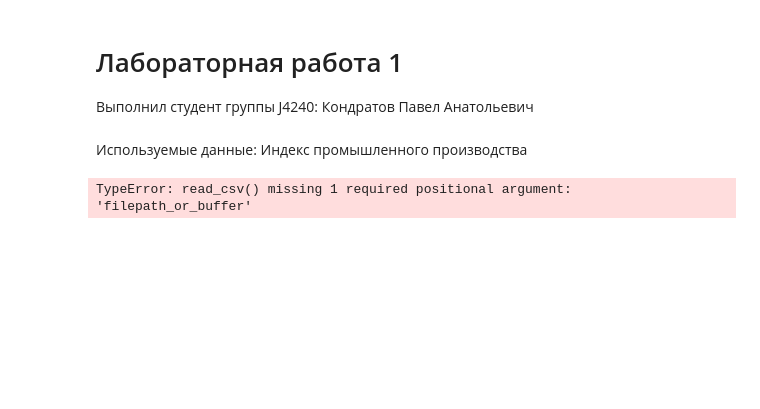
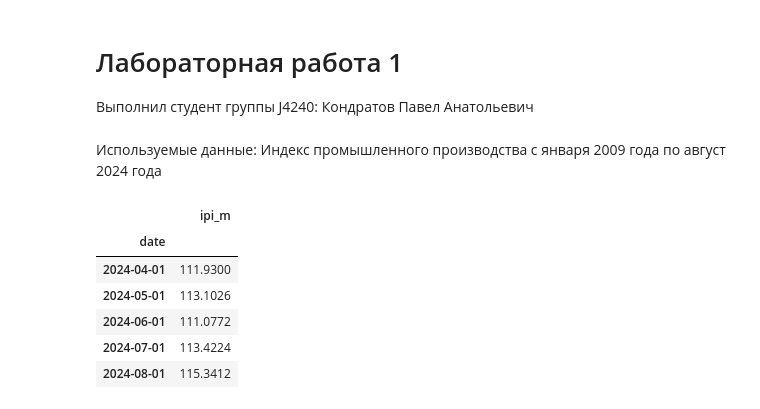
Before and after one commit to KycokOvcharki01/Learning, a Jupyter notebook: ITMO/Курс Математическое Прогнозирование/Лабораторная работа 1/Модель Хольта-Уинтерса.ipynb, the cells around one changed output. Drawn from its saved outputs; the diff is of its cells as text; code cells hidden in the pictures; blank space fills up the shorter version.

```diff
--- a/ITMO/Курс Математическое Прогнозирование/Лабораторная работа 1/Модель Хольта-Уинтерса.ipynb
+++ b/ITMO/Курс Математическое Прогнозирование/Лабораторная работа 1/Модель Хольта-Уинтерса.ipynb
@@ -7,6 +8,15 @@ import pandas as pd
 # %% [markdown]
-Используемые данные: Индекс промышленного производства
+Используемые данные: Индекс промышленного производства c января 2009 года по август 2024 года
-# %%
-data = pd.read_csv()
-# %% [output]
-TypeError: read_csv() missing 1 required positional argument: 'filepath_or_buffer'
+# %%
+data = pd.read_excel("IPI_m.xlsx", sheet_name="IPI")
+data = data[data["date"] >= "2009-01-01"]
+data = data.set_index("date")
+data.tail()
+# %% [output]
+|  | ipi_m |
+| date |  |
+| 2024-04-01 | 111.9300 |
+| 2024-05-01 | 113.1026 |
+| 2024-06-01 | 111.0772 |
+| 2024-07-01 | 113.4224 |
+| 2024-08-01 | 115.3412 |
```
Also changed, not shown: parts of 3 cells of this notebook, 2 other files.
